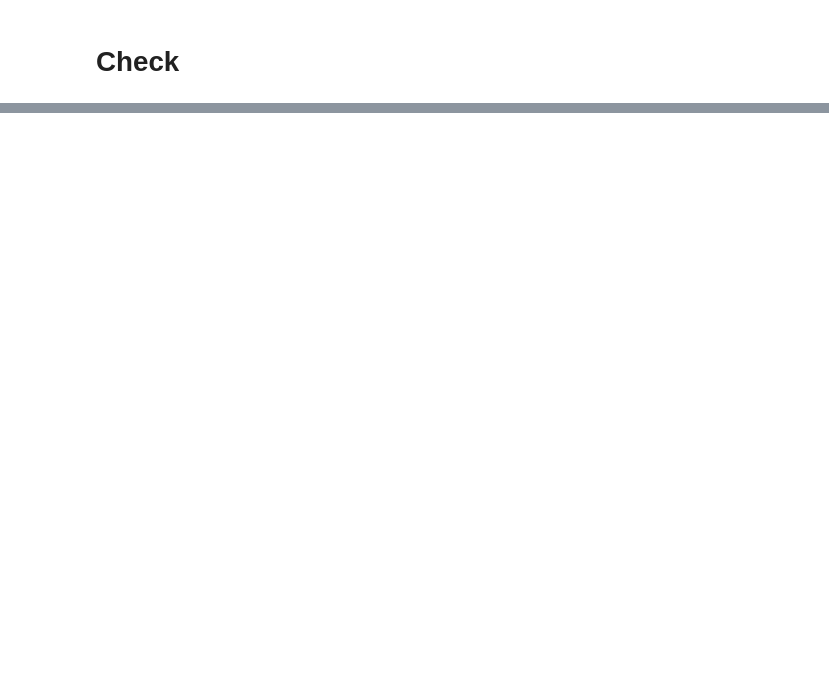
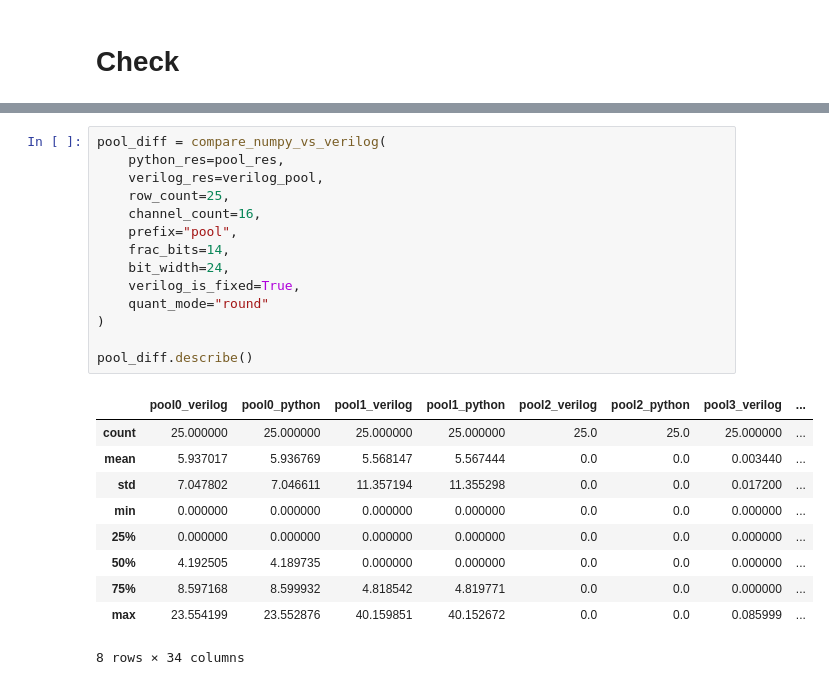
Before and after one commit to alexchtst/skripsi-train-model, a Jupyter notebook: verilog-python-diff/check-block2.ipynb, the cells around one changed output, grey strips where cells are left out. Saved outputs shown, nothing was run; the diff lists cells and outputs as text; blank space fills up the shorter version.

```diff
--- a/verilog-python-diff/check-block2.ipynb
+++ b/verilog-python-diff/check-block2.ipynb
@@ -288,0 +499,25 @@ def block2(x):
+# %%
+pool_diff = compare_numpy_vs_verilog(
+    python_res=pool_res,
+    verilog_res=verilog_pool,
+    row_count=25,
+    channel_count=16,
+    prefix="pool",
+    frac_bits=14,
+    bit_width=24,
+    verilog_is_fixed=True,
+    quant_mode="round"
+)
+
+pool_diff.describe()
+# %% [output]
+|  | pool0_verilog | pool0_python | pool1_verilog | pool1_python | pool2_verilog | pool2_python | pool3_verilog | ... |
+| count | 25.000000 | 25.000000 | 25.000000 | 25.000000 | 25.0 | 25.0 | 25.000000 | ... |
+| mean | 5.937017 | 5.936769 | 5.568147 | 5.567444 | 0.0 | 0.0 | 0.003440 | ... |
+| std | 7.047802 | 7.046611 | 11.357194 | 11.355298 | 0.0 | 0.0 | 0.017200 | ... |
+| min | 0.000000 | 0.000000 | 0.000000 | 0.000000 | 0.0 | 0.0 | 0.000000 | ... |
+| 25% | 0.000000 | 0.000000 | 0.000000 | 0.000000 | 0.0 | 0.0 | 0.000000 | ... |
+| 50% | 4.192505 | 4.189735 | 0.000000 | 0.000000 | 0.0 | 0.0 | 0.000000 | ... |
+| 75% | 8.597168 | 8.599932 | 4.818542 | 4.819771 | 0.0 | 0.0 | 0.000000 | ... |
+| max | 23.554199 | 23.552876 | 40.159851 | 40.152672 | 0.0 | 0.0 | 0.085999 | ... |
+8 rows × 34 columns
```
Also changed, not shown: parts of 21 cells of this notebook, 11 other files.
